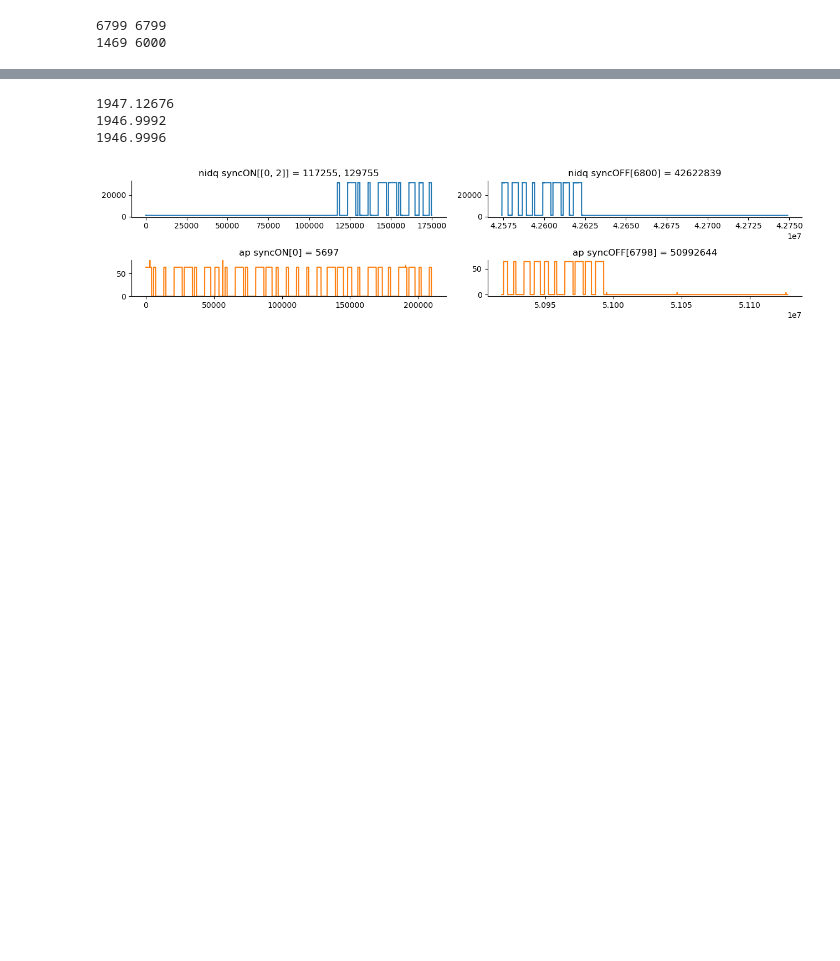
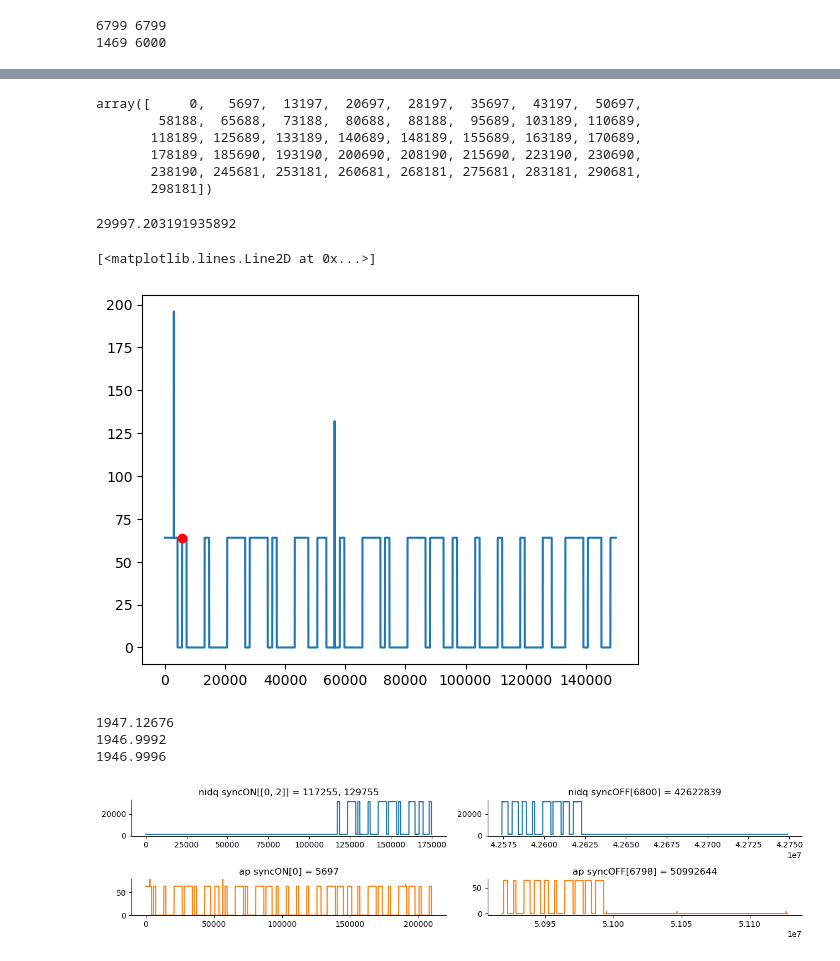
Before and after one commit to taekjunkim/NPX_analysis, a Jupyter notebook: for_debug.ipynb, the cells around one changed output, grey strips where cells are left out. Saved outputs shown, nothing was run; the diff lists cells and outputs as text; code cells hidden in the pictures; blank space fills up the shorter version.

Commit message:
sync off timing updates

```diff
--- a/for_debug.ipynb
+++ b/for_debug.ipynb
@@ -28,11 +28,11 @@ def get_sync_dur(rawdata, sample_rate):
     sync_dur = (syncOFF - syncON) / sample_rate;
     return sync_dur;
 # %%
-filedir = '/Volumes/share/Anesthetized_Experiments/rawData/V4/2024_04/P12/03_PosInvariance_RE_P12_g1_sync/';
+filedir = '/Volumes/share/Anesthetized_Experiments/rawData/V4/2024_04/P1/10_TextureFlow_LE_P1_gt_t1_g0/';
 
-nidq_name = filedir + 'PosInvariance_RE_P12_g1_t1.nidq.bin';
-ap_name = filedir + 'PosInvariance_RE_P12_g1_imec0/PosInvariance_RE_P12_g1_t1.imec0.ap.bin';
-lf_name = filedir + 'PosInvariance_RE_P12_g1_imec0/PosInvariance_RE_P12_g1_t1.imec0.lf.bin';
+nidq_name = filedir + 'TextureFlow_LE_P1_gt_t1_g0_t0.nidq.bin';
+ap_name = filedir + 'TextureFlow_LE_P1_gt_t1_g0_imec0/TextureFlow_LE_P1_gt_t1_g0_t0.imec0.ap.bin';
+lf_name = filedir + 'TextureFlow_LE_P1_gt_t1_g0_imec0/TextureFlow_LE_P1_gt_t1_g0_t0.imec0.lf.bin';
 # %%
 nidq_meta = get_metaDict(nidq_name[:-3]+'meta');
 nidq_syncCH = int(nidq_meta['syncNiChan'])
@@ -111,0 +128,5 @@ print(np.min(ap_sOFF - ap_sON), np.max(ap_sOFF - ap_sON))
+# %%
+ap_data = np.memmap(ap_name, dtype='int16',
+                    shape=(ap_nFileSamp, ap_nChan), offset=0, mode='r',order='C');
+ap_sHigh = np.where(ap_data[:int(ap_imSampRate*10),384]==64)[0];
+ap_sON = np.concatenate(([ap_sHigh[0]], ap_sHigh[np.where(np.diff(ap_sHigh)>10)[0]+1]));
@@ -111,0 +146,9 @@ print(np.min(ap_sOFF - ap_sON), np.max(ap_sOFF - ap_sON))
+# %%
+ap_sON
+# %% [output]
+array([     0,   5697,  13197,  20697,  28197,  35697,  43197,  50697,
+        58188,  65688,  73188,  80688,  88188,  95689, 103189, 110689,
+       118189, 125689, 133189, 140689, 148189, 155689, 163189, 170689,
+       178189, 185690, 193190, 200690, 208190, 215690, 223190, 230690,
+       238190, 245681, 253181, 260681, 268181, 275681, 283181, 290681,
+       298181])
@@ -112,3 +158,13 @@ print(np.min(ap_sOFF - ap_sON), np.max(ap_sOFF - ap_sON))
+# %%
+(ap_sOFF - ap_sON[1])/nidq_sync_dur
+# %% [output]
+29997.203191935892
+# %%
+plt.plot(ap_data[:int(ap_imSampRate)*5,384])
+plt.plot(5697,64,'ro')
+# %% [output]
+[<matplotlib.lines.Line2D at 0x...>]
+[figure, added]
 # %%
 print((nidq_sOFF[-1]-nidq_sON[0])/25000)
 print((lf_sOFF[-1]-lf_sON[0])/2500)
```
Also changed, not shown: parts of 16 cells of this notebook, 2 other files.
